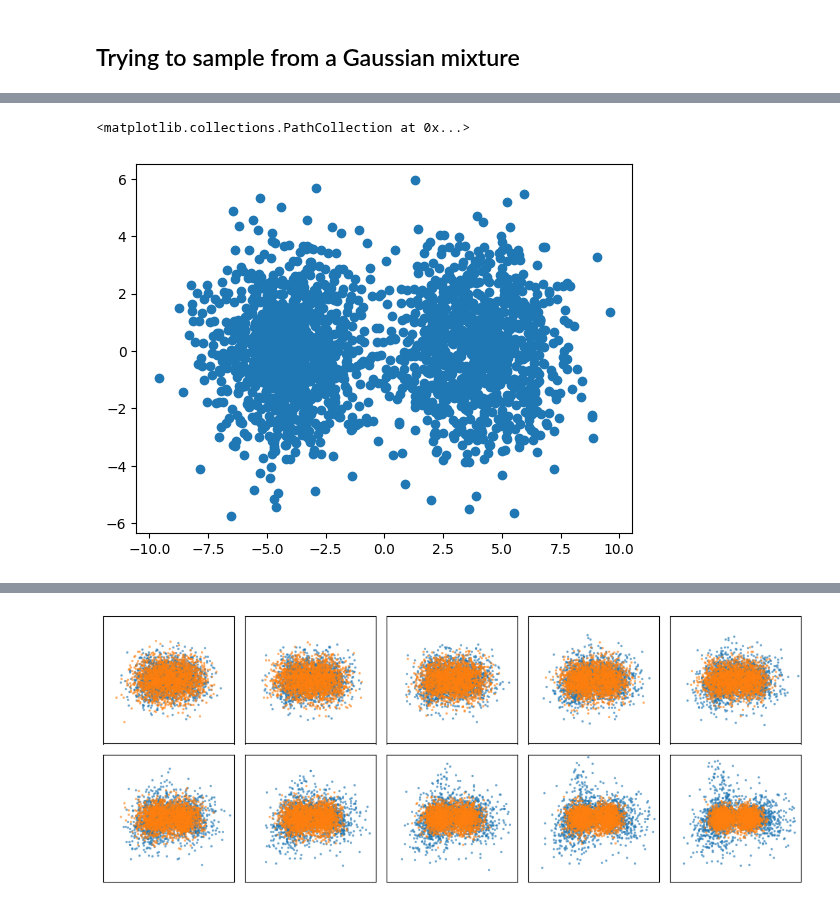
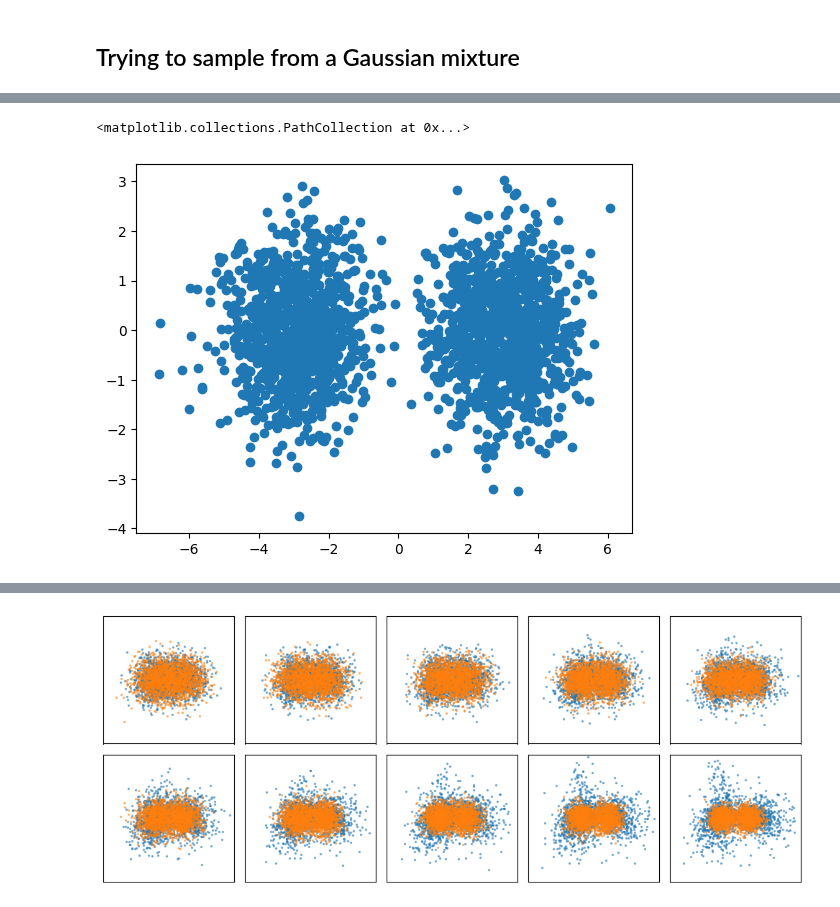
Before and after one commit to taraak/pita, a Jupyter notebook: notebooks/convolutional_continuity_equation_stuff.ipynb, the cells around one changed output, grey strips where cells are left out. Cells and saved outputs as stored; diff of their text form; code cells hidden in the pictures.

```diff
--- a/notebooks/convolutional_continuity_equation_stuff.ipynb
+++ b/notebooks/convolutional_continuity_equation_stuff.ipynb
@@ -635,19 +658,3 @@ samples[-1].std(dim=0)
 tensor([1.3452, 1.4318])
 # %% [markdown]
 ## Trying to sample from a Gaussian mixture
-# %%
-num_samples = 1000
-shift = 4
-
-center_one = torch.zeros((num_samples, 2))
-center_one[:, 0] = -shift
-
-center_two = torch.zeros((num_samples, 2))
-center_two[:, 0] = shift
-
-samples_one = torch.normal(center_one, (torch.ones((len(center_one), 1)) + (beta * 0.2)).pow(0.5))
-samples_two = torch.normal(center_two, (torch.ones((len(center_one), 1)) + (beta * 0.2)).pow(0.5))
-
-dataset = torch.cat([samples_one, samples_two], dim=0)
-
-plt.scatter(*dataset.T)
@@ -657,5 +661,18 @@ plt.scatter(*dataset.T)
-# %%
-plt.scatter(*dataset.T)
-# %% [output]
-<matplotlib.collections.PathCollection at 0x...>
-[figure, removed]
+# %%
+shift = 3
+
+center_one = torch.zeros((num_samples, 2))
+center_one[:, 0] = -shift
+
+center_two = torch.zeros((num_samples, 2))
+center_two[:, 0] = shift
+
+samples_one = torch.normal(center_one, (torch.ones((len(center_one), 1))).pow(0.5))
+samples_two = torch.normal(center_two, (torch.ones((len(center_one), 1))).pow(0.5))
+
+dataset = torch.cat([samples_one, samples_two], dim=0)
+
+plt.scatter(*dataset.T)
+# %% [output]
+<matplotlib.collections.PathCollection at 0x...>
+[figure, added]
```
Also changed, not shown: parts of 16 cells of this notebook.
